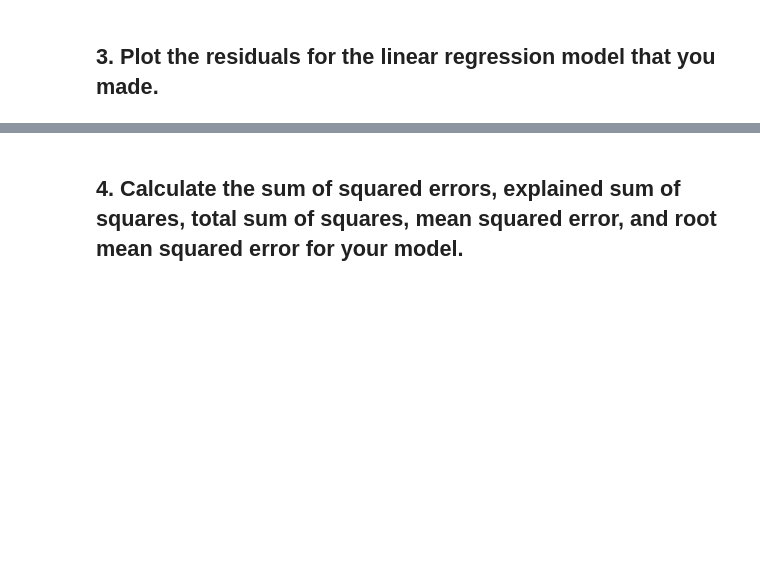
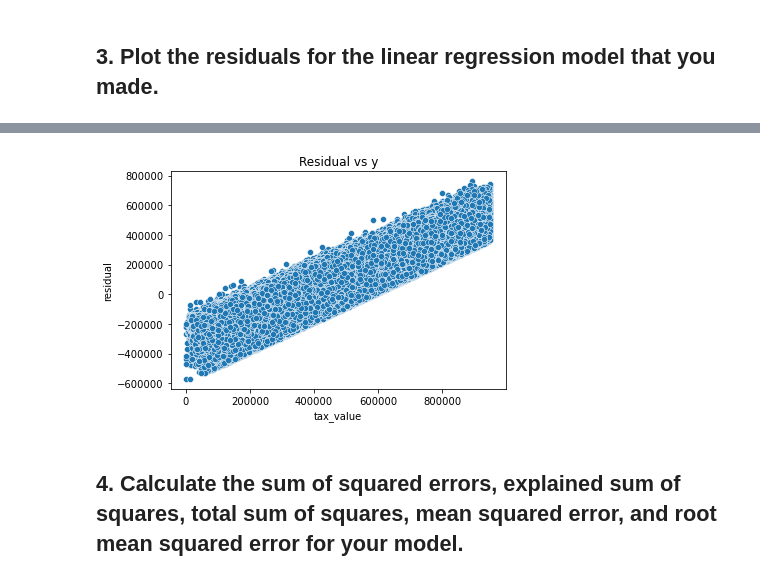
Before and after one commit to markydoug/regression-exercises, a Jupyter notebook: evaluate.ipynb, the cells around one changed output, grey strips where cells are left out. Cells and saved outputs as stored; diff of their text form; code cells hidden in the pictures; blank space fills up the shorter version.

```diff
--- a/evaluate.ipynb
+++ b/evaluate.ipynb
@@ -56,3 +59,9 @@ plt.scatter(data=train, x='square_feet', y='residual');
+# %%
+sns.scatterplot(data=train, x='tax_value', y='residual');
+plt.title('Residual vs y')
+plt.show()
+# %% [output]
+[figure, added]
 # %% [markdown]
 ## 4. Calculate the sum of squared errors, explained sum of squares, total sum of squares, mean squared error, and root mean squared error for your model.
 # %%
```
Also changed, not shown: parts of 31 cells of this notebook.
